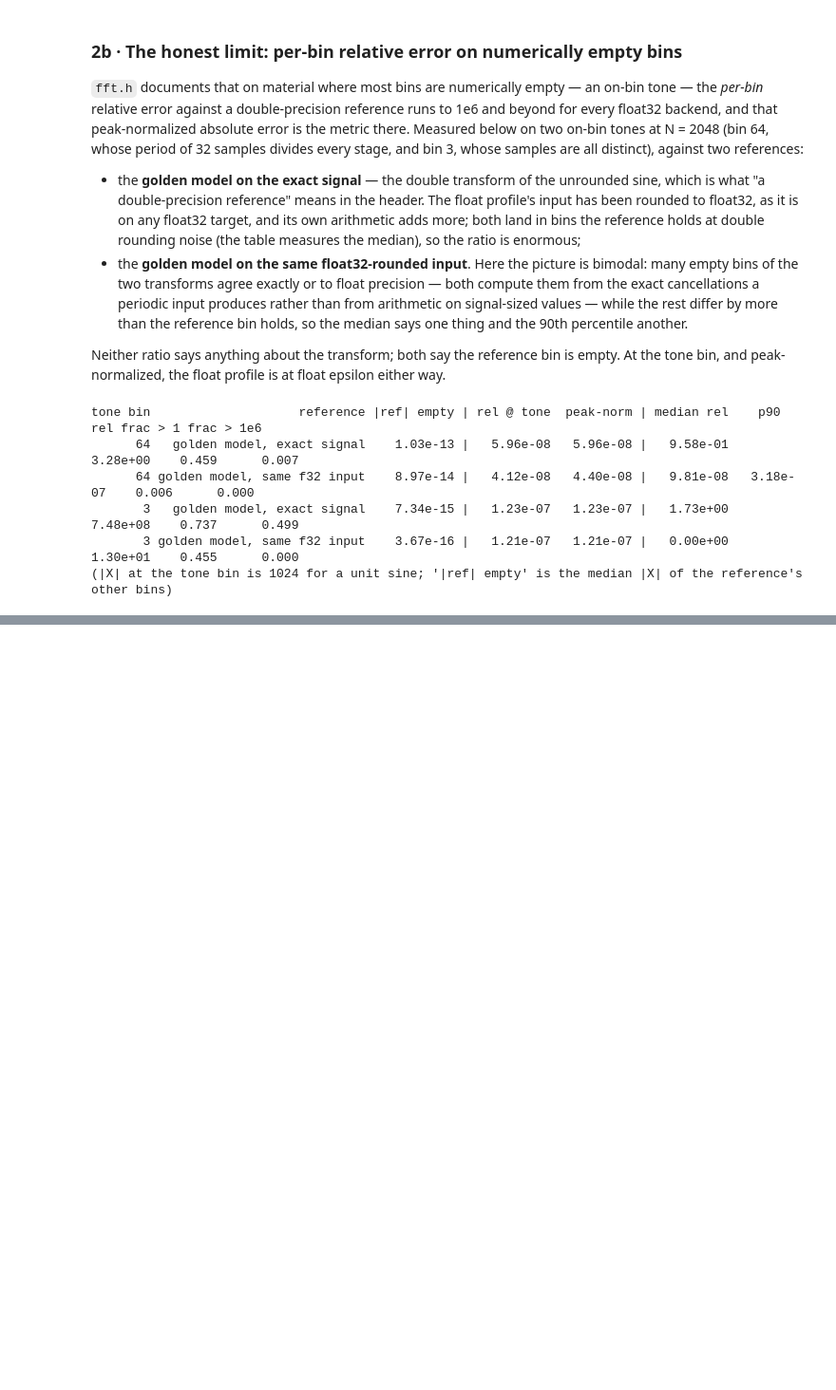
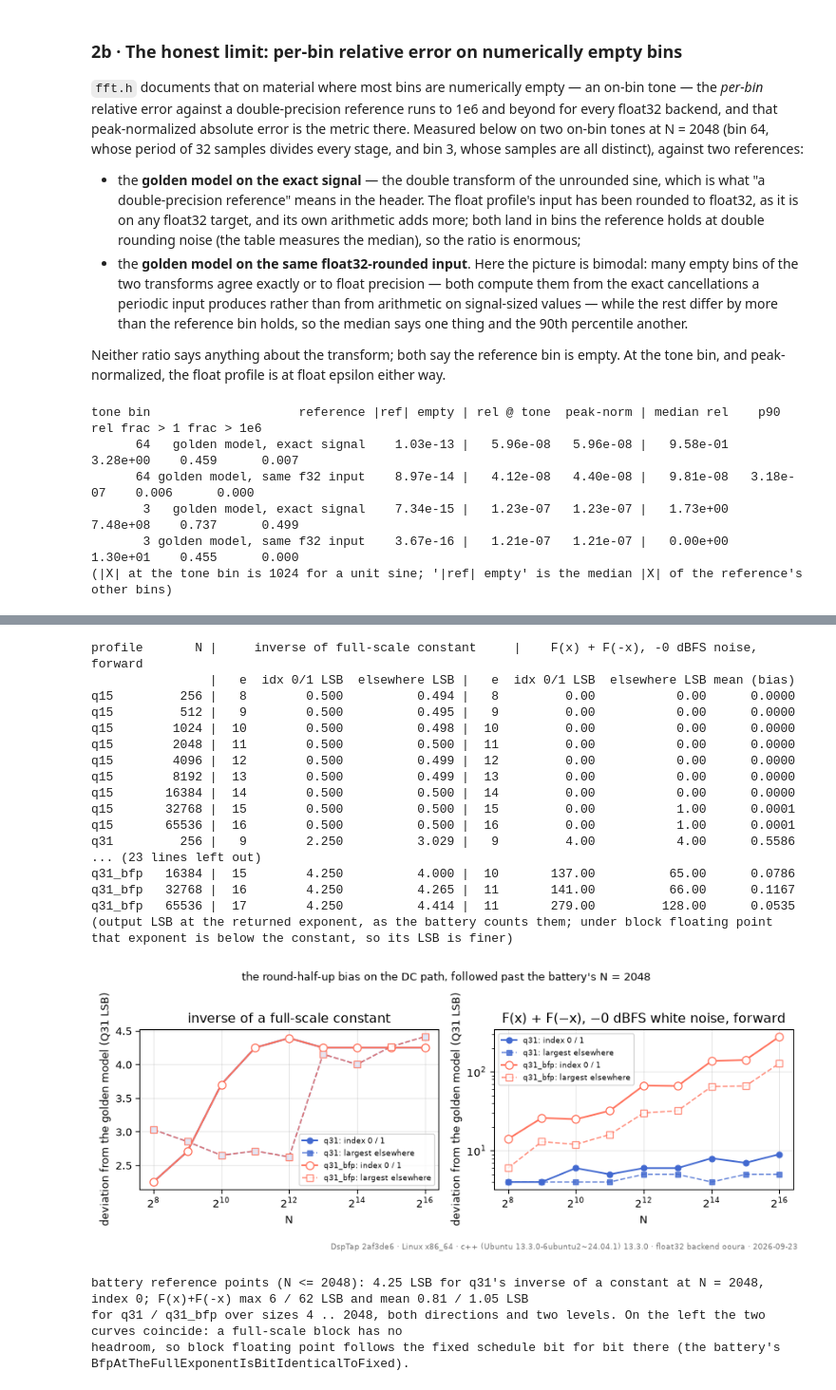
Before and after one commit to tap/DspTap, a Jupyter notebook: notebooks/fft.ipynb, the cells around one changed output, grey strips where cells are left out. Shown at 95% size. Cells and saved outputs as stored; diff of their text form; code cells hidden in the pictures; blank space fills up the shorter version.

```diff
--- a/notebooks/fft.ipynb
+++ b/notebooks/fft.ipynb
@@ -389,0 +707,77 @@ backend the setup cell prints; the corresponding hard gates live in `tests/test_
+# %%
+BIAS_NS = [2 ** k for k in range(8, 17)]     # 256 .. 65536
+
+def deviation_lsb(f, out, e, golden):
+    """|out - G / 2^e| in output LSB, split into the DC/Nyquist slots and the rest."""
+    d = np.abs(out.astype(np.float64) - golden * 2.0 ** -(e - f.frac_bits))
+    return d[:2].max(), d[2:].max()
+
+bias = {}
+for p in FIXED:
+    for nn in BIAS_NS:
+        f, gold = tap.RealFFT(nn, p), tap.RealFFT(nn, "double")
+        info = np.iinfo(f.dtype)
+        # (a) inverse of a full-scale constant spectrum (every slot at +full scale)
+        const = np.full(nn, info.max, dtype=f.dtype)
+        Ginv = gold.inverse(f.from_native(const)) * nn / 2          # the UNNORMALIZED double inverse
+        buf = const.copy(); e = f.inverse_inplace_raw(buf)
+        dc_i, rest_i = deviation_lsb(f, buf, e, Ginv)
+        # (b) F(x) + F(-x): the battery's probe (RoundingBiasOnNegatedInputIsBounded), forward
+        #     direction, its seed and amplitude (0.999 keeps -x representable); the mean of the
+        #     sum over the block is the battery's "bias" number, the max its "max".
+        xq = random_signal(f, nn, 0x9E3779B9 ^ nn, 0.999)
+        a = xq.copy(); ea = f.forward_inplace_raw(a)
+        b = (-xq).astype(f.dtype); eb = f.forward_inplace_raw(b)
+        assert ea == eb
+        s = a.astype(np.float64) + b.astype(np.float64)
+        bias[(p, nn)] = (e, dc_i, rest_i, ea, np.abs(s[:2]).max(), np.abs(s[2:]).max(), s.mean())
+
+print(f"{'profile':8} {'N':>6} | {'inverse of full-scale constant':^38} | {'F(x) + F(-x), -0 dBFS noise, forward':^42}")
+print(f"{'':8} {'':>6} | {'e':>3} {'idx 0/1 LSB':>12} {'elsewhere LSB':>14} | {'e':>3} {'idx 0/1 LSB':>12} {'elsewhere LSB':>14} {'mean (bias)':>11}")
+for p in FIXED:
+    for nn in BIAS_NS:
+        e, dci, ri, top, dcs, rs, mb = bias[(p, nn)]
+        print(f"{p:8} {nn:6d} | {e:3d} {dci:12.3f} {ri:14.3f} | {top:3d} {dcs:12.2f} {rs:14.2f} {mb:11.4f}")
+print("(output LSB at the returned exponent, as the battery counts them; under block floating point that exponent is below the constant, so its LSB is finer)")
+
+fig, axes = plt.subplots(1, 2, figsize=(9, 3.6))
+for ax, (col_dc, col_rest, title, log) in zip(axes, ((1, 2, "inverse of a full-scale constant", False), (4, 5, "F(x) + F(−x), −0 dBFS white noise, forward", True))):
+    for ci, p in enumerate(("q31", "q31_bfp")):
+        mfc = C[2 * ci] if ci == 0 else "white"      # hollow markers for bfp: on the left panel the two coincide
+        ax.plot(BIAS_NS, [bias[(p, nn)][col_dc] for nn in BIAS_NS], "-", marker="o", ms=5 + 2 * ci, lw=1.5, color=C[2 * ci],
+                mfc=mfc, label=f"{p}: index 0 / 1")
+        ax.plot(BIAS_NS, [max(bias[(p, nn)][col_rest], 1e-3) for nn in BIAS_NS], "--", marker="s", ms=4 + 2 * ci, lw=1.2,
+                color=C[2 * ci], mfc=mfc, alpha=0.8, label=f"{p}: largest elsewhere")
+    ax.set_xscale("log", base=2)
+    if log:
+        ax.set_yscale("log")
+    ax.set(xlabel="N", ylabel="deviation from the golden model (Q31 LSB)", title=title)
+    ax.legend(fontsize=7)
+fig.suptitle("the round-half-up bias on the DC path, followed past the battery's N = 2048", fontsize=10)
+stamp(fig)
+plt.show()
+print("battery reference points (N <= 2048): 4.25 LSB for q31's inverse of a constant at N = 2048, index 0; F(x)+F(-x) max 6 / 62 LSB and mean 0.81 / 1.05 LSB")
+print("for q31 / q31_bfp over sizes 4 .. 2048, both directions and two levels. On the left the two curves coincide: a full-scale block has no")
+print("headroom, so block floating point follows the fixed schedule bit for bit there (the battery's BfpAtTheFullExponentIsBitIdenticalToFixed).")
+# %% [output]
+profile       N |     inverse of full-scale constant     |    F(x) + F(-x), -0 dBFS noise, forward
+                |   e  idx 0/1 LSB  elsewhere LSB |   e  idx 0/1 LSB  elsewhere LSB mean (bias)
+q15         256 |   8        0.500          0.494 |   8         0.00           0.00      0.0000
+q15         512 |   9        0.500          0.495 |   9         0.00           0.00      0.0000
+q15        1024 |  10        0.500          0.498 |  10         0.00           0.00      0.0000
+q15        2048 |  11        0.500          0.500 |  11         0.00           0.00      0.0000
+q15        4096 |  12        0.500          0.499 |  12         0.00           0.00      0.0000
+q15        8192 |  13        0.500          0.499 |  13         0.00           0.00      0.0000
+q15       16384 |  14        0.500          0.500 |  14         0.00           0.00      0.0000
+q15       32768 |  15        0.500          0.500 |  15         0.00           1.00      0.0001
+q15       65536 |  16        0.500          0.500 |  16         0.00           1.00      0.0001
+q31         256 |   9        2.250          3.029 |   9         4.00           4.00      0.5586
+... (23 lines left out)
+q31_bfp   16384 |  15        4.250          4.000 |  10       137.00          65.00      0.0786
+q31_bfp   32768 |  16        4.250          4.265 |  11       141.00          66.00      0.1167
+q31_bfp   65536 |  17        4.250          4.414 |  11       279.00         128.00      0.0535
+(output LSB at the returned exponent, as the battery counts them; under block floating point that exponent is below the constant, so its LSB is finer)
+[figure, added]
+battery reference points (N <= 2048): 4.25 LSB for q31's inverse of a constant at N = 2048, index 0; F(x)+F(-x) max 6 / 62 LSB and mean 0.81 / 1.05 LSB
+for q31 / q31_bfp over sizes 4 .. 2048, both directions and two levels. On the left the two curves coincide: a full-scale block has no
+headroom, so block floating point follows the fixed schedule bit for bit there (the battery's BfpAtTheFullExponentIsBitIdenticalToFixed).
```
Also changed, not shown: parts of 26 cells of this notebook.
